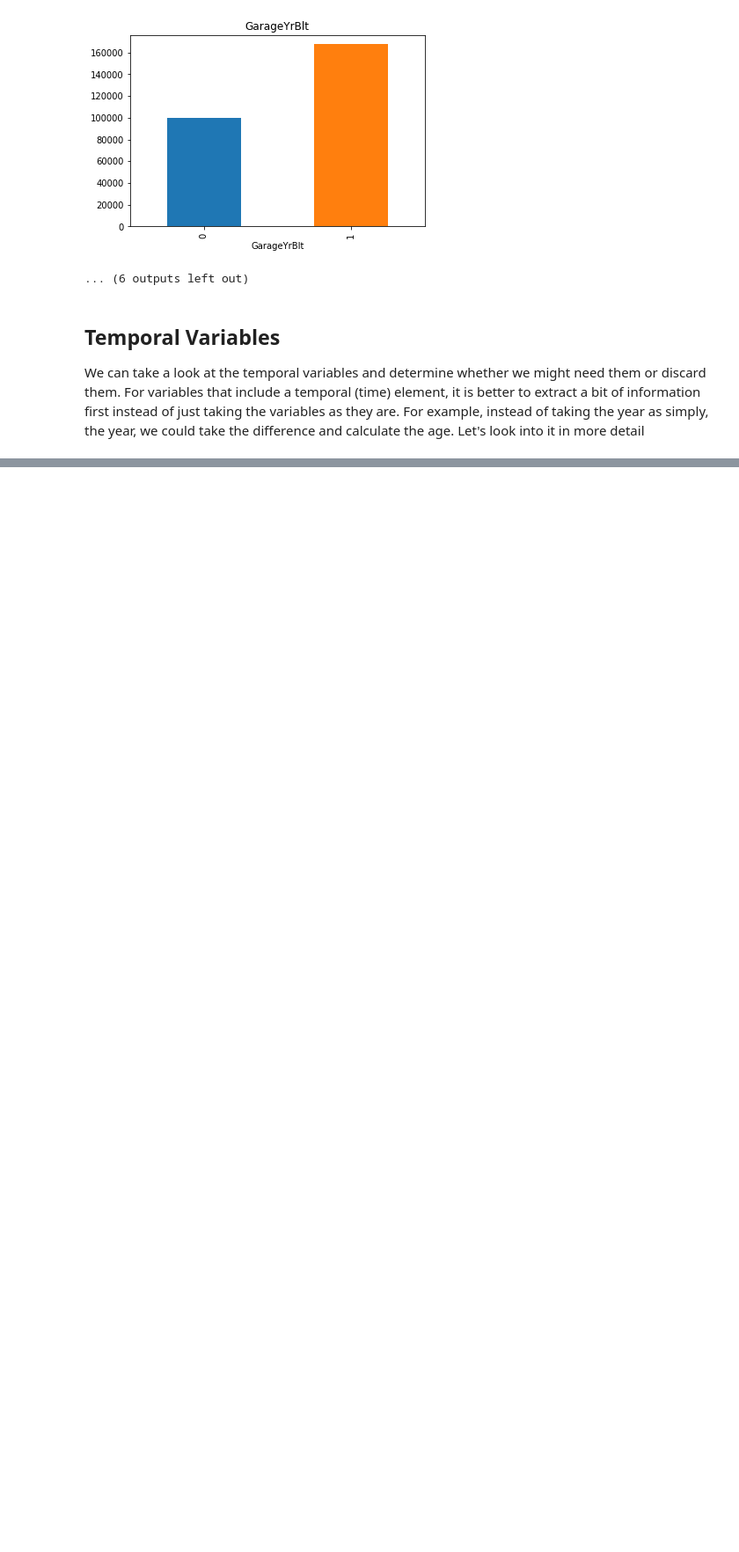
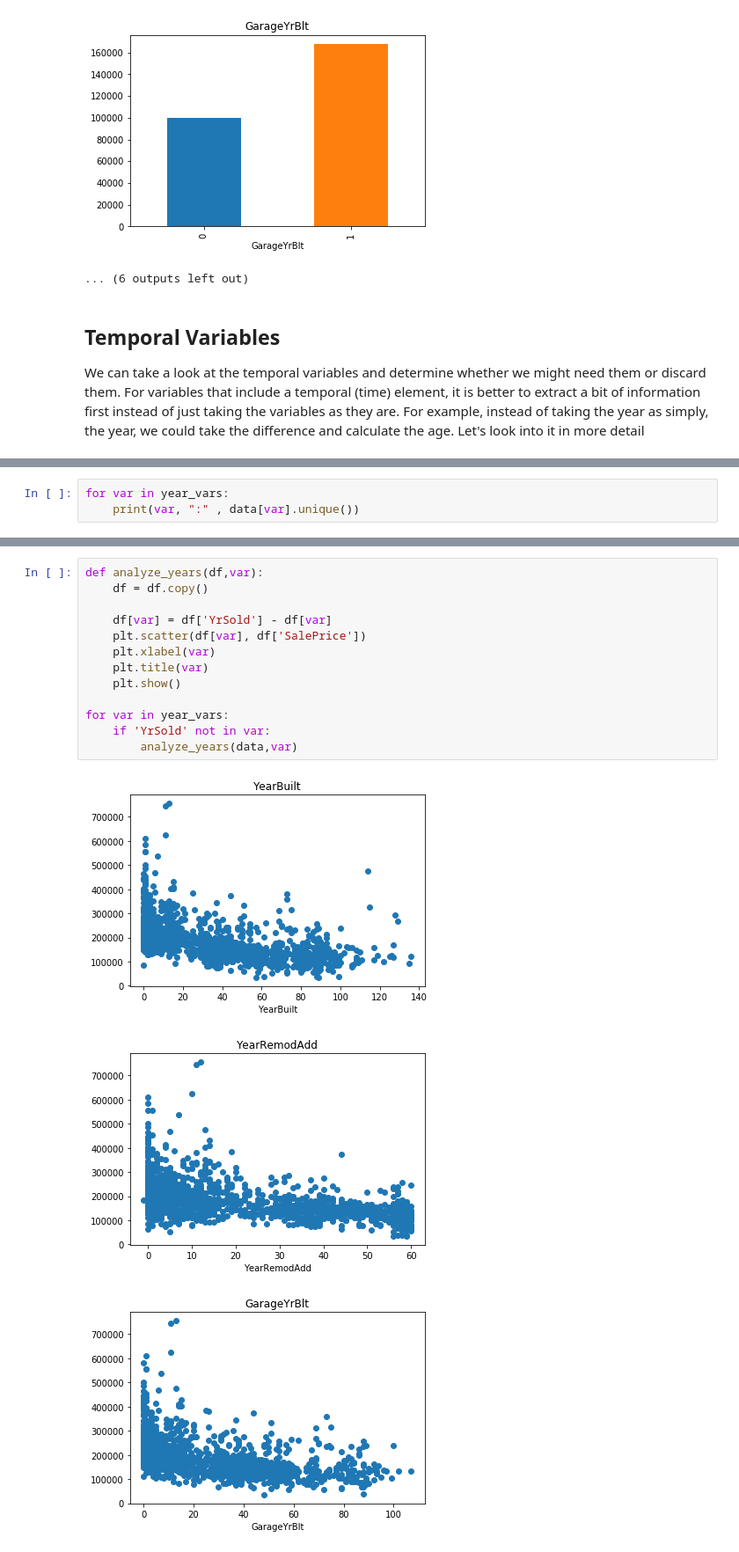
Before and after one commit to atifs/Machine-Learning-Infrastructure, a Jupyter notebook: Data_Analysis.ipynb, the cells around one changed output, grey strips where cells are left out. Shown: that part at 88% size. Cells and saved outputs as stored; diff of their text form; blank space fills up the shorter version.

```diff
--- a/Data_Analysis.ipynb
+++ b/Data_Analysis.ipynb
@@ -96,0 +96,3 @@ we imm
+# %%
+for var in year_vars:
+    print(var, ":" , data[var].unique())
@@ -96,0 +125,17 @@ we imm
+# %%
+def analyze_years(df,var):
+    df = df.copy()
+
+    df[var] = df['YrSold'] - df[var]
+    plt.scatter(df[var], df['SalePrice'])
+    plt.xlabel(var)
+    plt.title(var)
+    plt.show()
+
+for var in year_vars:
+    if 'YrSold' not in var:
+        analyze_years(data,var)
+# %% [output]
+[figure, added]
+[figure, added]
+[figure, added]
```
Also changed, not shown: parts of 23 cells of this notebook.
